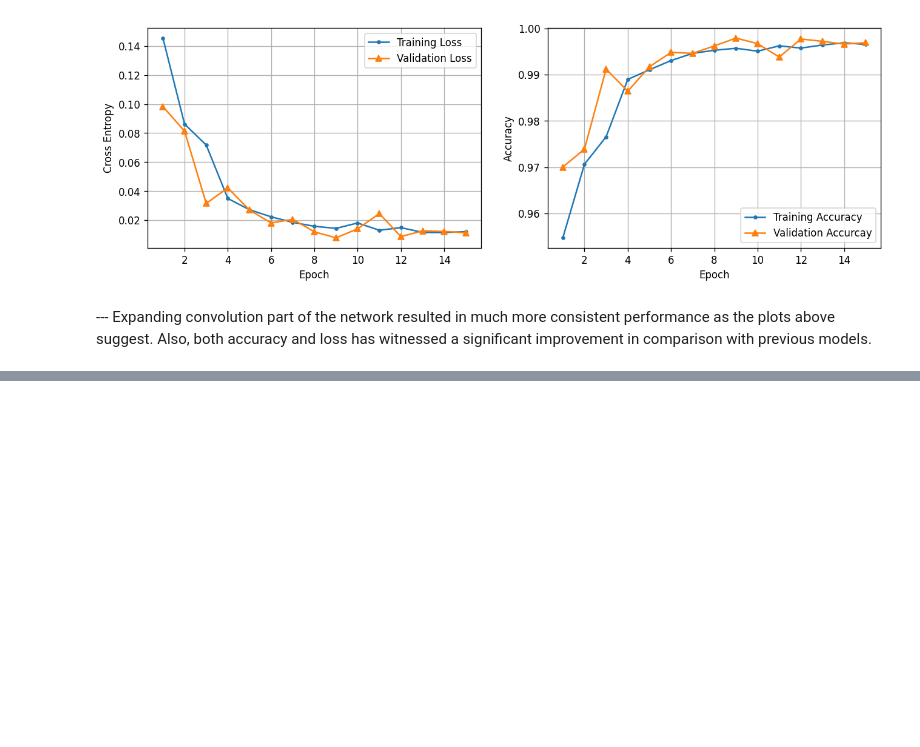
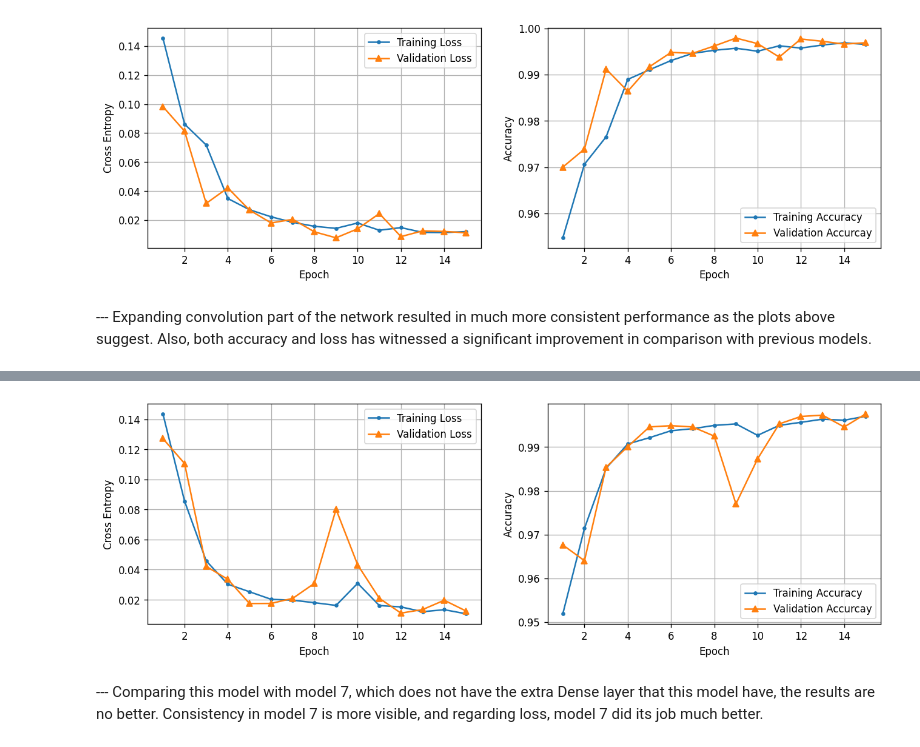
Before and after one commit to MostafaJahanian/DL_Projects, a Jupyter notebook: rice_image_classification_using_cnn.ipynb, the cells around one changed output, grey strips where cells are left out. Drawn from its saved outputs; the diff is of its cells as text; code cells hidden in the pictures; blank space fills up the shorter version.

```diff
--- a/rice_image_classification_using_cnn.ipynb
+++ b/rice_image_classification_using_cnn.ipynb
@@ -442,3 +442,29 @@ plot_training_curves(pd.DataFrame(history_7.history))
 [figure]
 # %% [markdown]
 --- Expanding convolution part of the network resulted in much more consistent performance as the plots above suggest. Also, both accuracy and loss has witnessed a significant improvement in comparison with previous models.
+# %%
+tf.random.set_seed(42)
+
+cnn_8 = keras.Sequential([
+    layers.Rescaling(1./255),
+    layers.RandomFlip(),
+    layers.RandomContrast(0.3),
+    layers.Conv2D(filters = 32, kernel_size = 3, activation = 'relu'),
+    layers.MaxPooling2D(pool_size = 2),
+    layers.Conv2D(filters = 64, kernel_size = 3, padding = 'same', activation = 'relu'),
+    layers.MaxPooling2D(pool_size = 2),
+    layers.Conv2D(filters = 128, kernel_size = 3, padding = 'same', activation = 'relu'),
+    layers.MaxPooling2D(pool_size = 2),
+    layers.Flatten(),
+    layers.Dense(1000, activation = 'relu'),
+    layers.Dense(250, activation = 'relu'),
+    layers.Dense(5, activation = 'softmax')
+])
+
+cnn_8.compile(
+    loss = keras.losses.SparseCategoricalCrossentropy(),
+    optimizer = keras.optimizers.Adam(),
+    metrics = 'accuracy'
+)
+
+history_8 = cnn_8.fit(train_set, epochs = 15, validation_data = val_set)
@@ -444,0 +489,6 @@ plot_training_curves(pd.DataFrame(history_7.history))
+# %%
+plot_training_curves(pd.DataFrame(history_8.history))
+# %% [output]
+[figure, added]
+# %% [markdown]
+--- Comparing this model with model 7, which does not have the extra Dense layer that this model have, the results are no better. Consistency in model 7 is more visible, and regarding loss, model 7 did its job much better.
```
Also changed, not shown: parts of 5 cells of this notebook.
